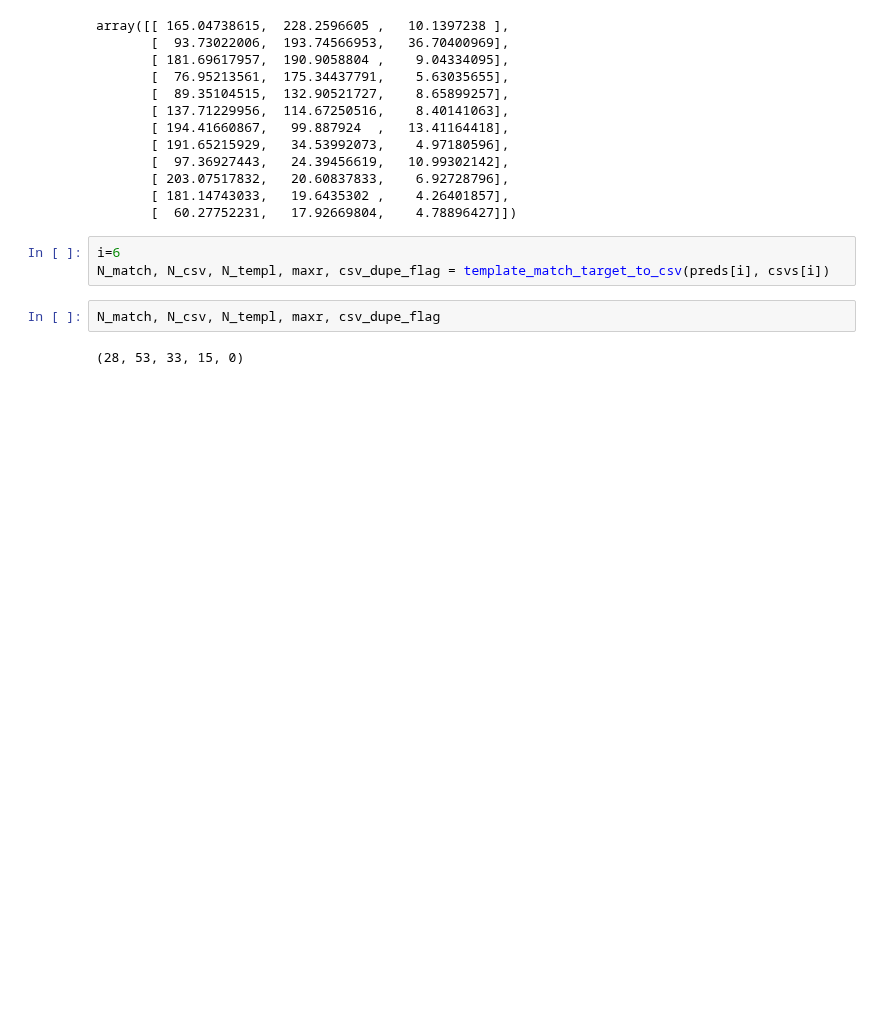
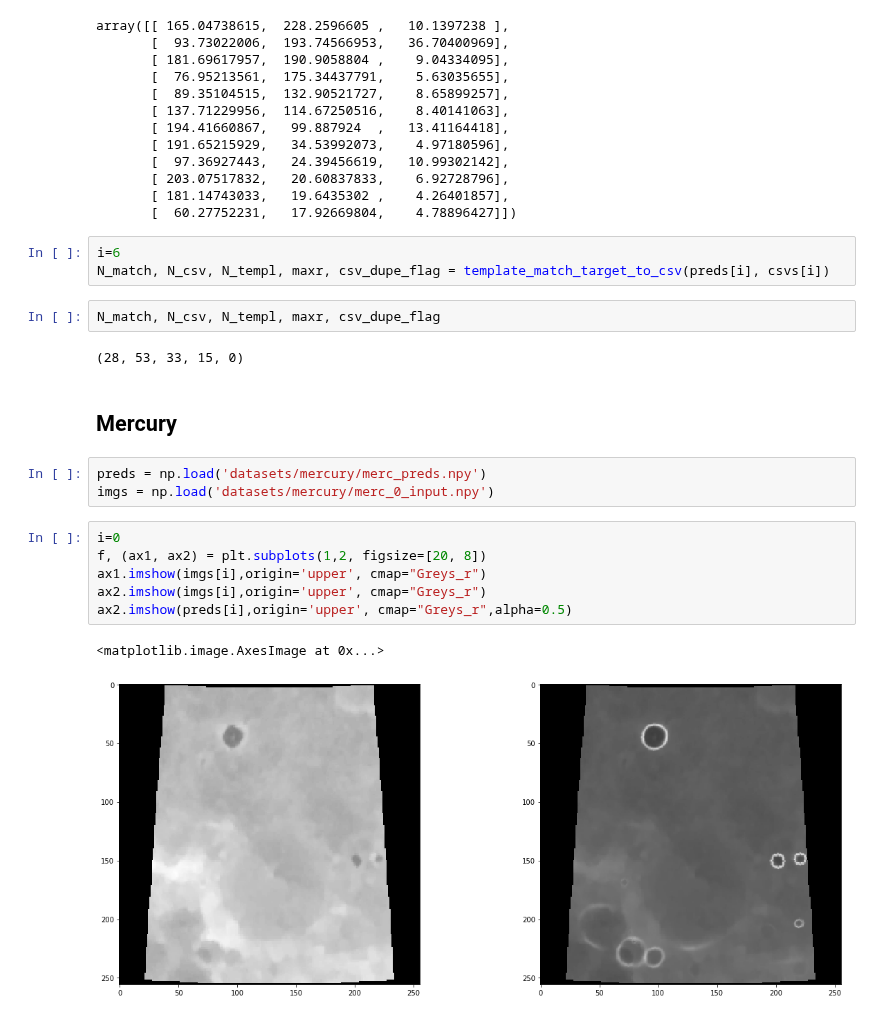
Before and after one commit to silburt/moon-craters, a Jupyter notebook: HEAD_analyze.ipynb, the cells around one changed output. Drawn from its saved outputs; the diff is of its cells as text; blank space fills up the shorter version.

```diff
--- a/HEAD_analyze.ipynb
+++ b/HEAD_analyze.ipynb
@@ -111,3 +156,17 @@ N_match, N_csv, N_templ, maxr, csv_dupe_flag = template_match_target_to_csv(pred
 N_match, N_csv, N_templ, maxr, csv_dupe_flag
 # %% [output]
 (28, 53, 33, 15, 0)
+# %% [markdown]
+## Mercury
+# %%
+preds = np.load('datasets/mercury/merc_preds.npy')
+imgs = np.load('datasets/mercury/merc_0_input.npy')
+# %%
+i=0
+f, (ax1, ax2) = plt.subplots(1,2, figsize=[20, 8])
+ax1.imshow(imgs[i],origin='upper', cmap="Greys_r")
+ax2.imshow(imgs[i],origin='upper', cmap="Greys_r")
+ax2.imshow(preds[i],origin='upper', cmap="Greys_r",alpha=0.5)
+# %% [output]
+<matplotlib.image.AxesImage at 0x...>
+[figure, added]
```
Also changed, not shown: parts of 5 cells of this notebook, 6 other files.
